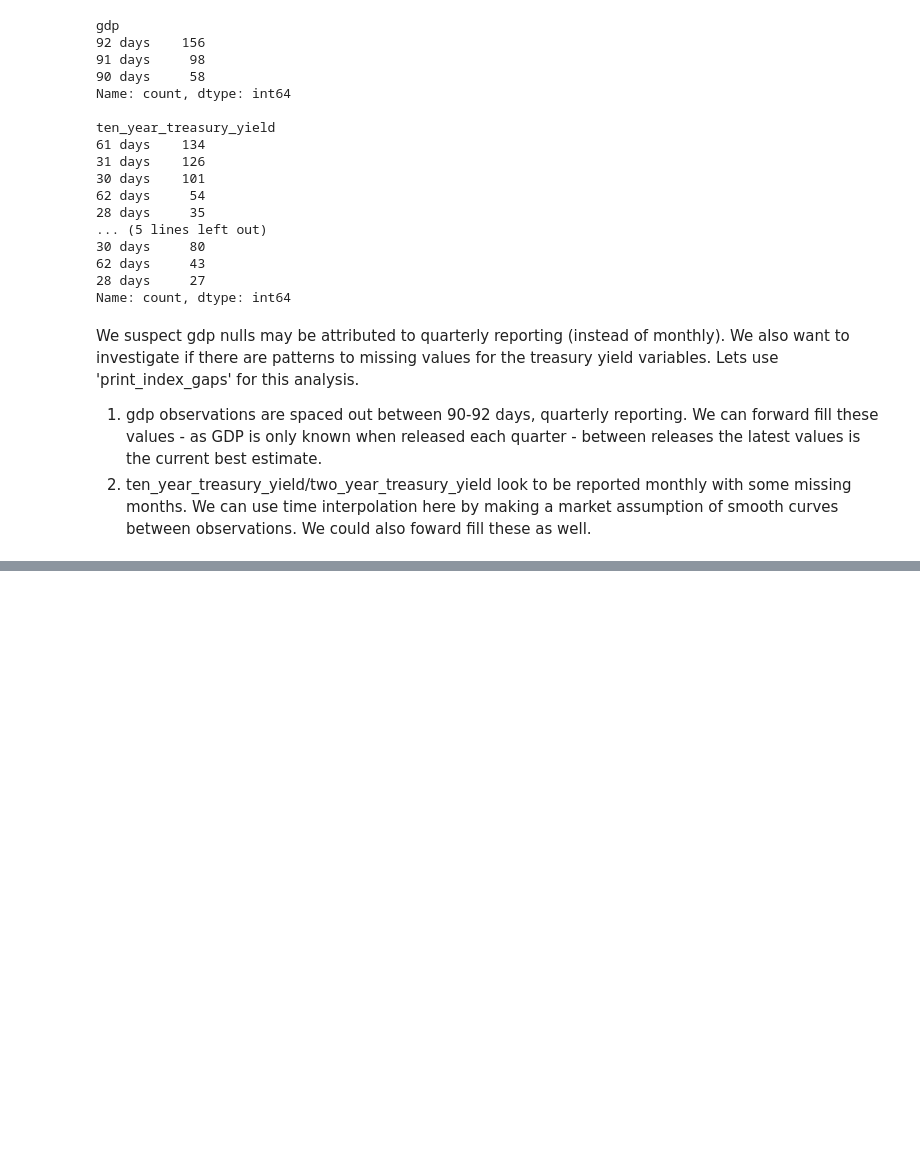
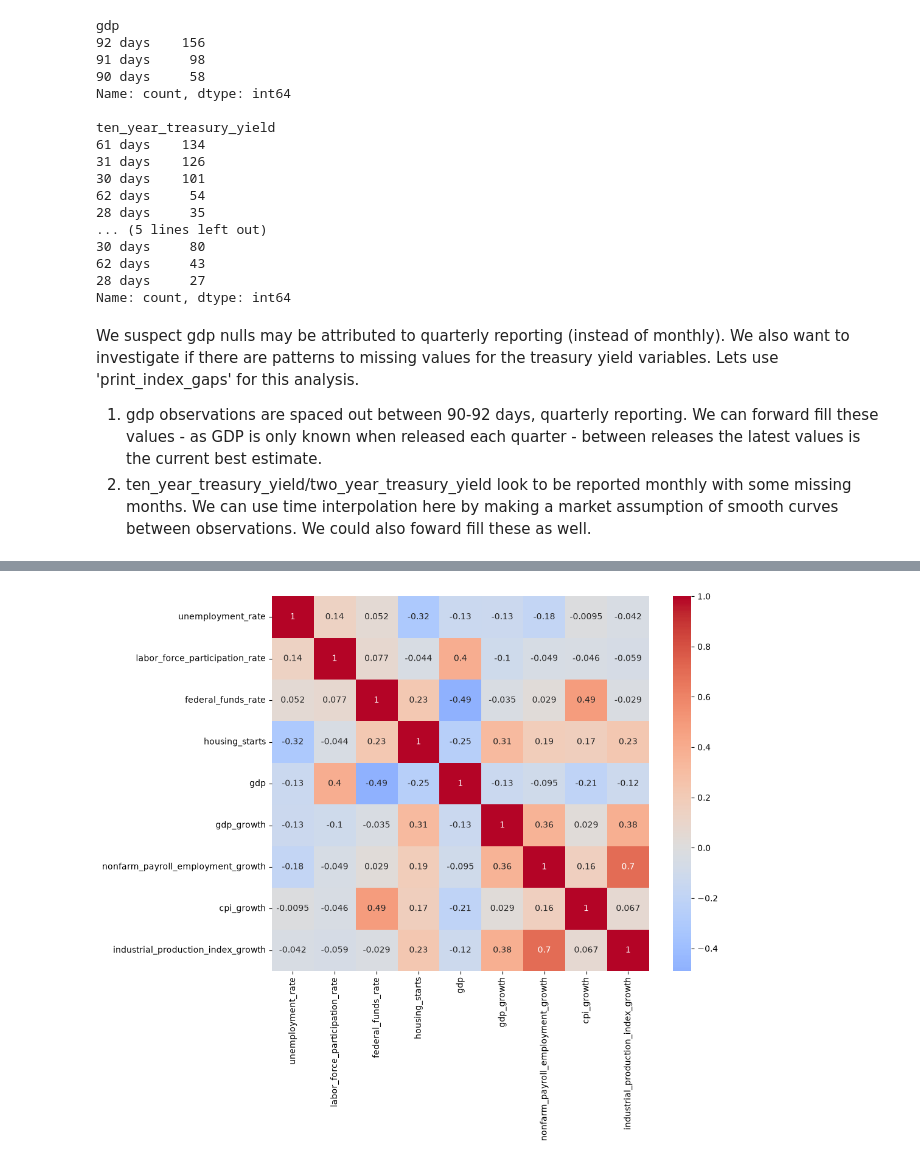
Before and after one commit to vgu734/FRED, a Jupyter notebook: Unemployment Modeling.ipynb, the cells around one changed output, grey strips where cells are left out. Cells and saved outputs as stored; diff of their text form; code cells hidden in the pictures; blank space fills up the shorter version.

```diff
--- a/Unemployment Modeling.ipynb
+++ b/Unemployment Modeling.ipynb
@@ -181,0 +271,15 @@ We will use these three modeling approaches to attempt to predict unemployment r
+# %%
+import seaborn as sns
+
+df = df.drop(columns=["nonfarm_payroll_employment", "employment_population_ratio", # Tightly coupled with labor_force_participation_rate
+                                "consumer_price_index", "core_consumer_price_index", "personal_consumption_expenditures_price_index", # Dropping these for the CPI growth indexes
+                                "industrial_production_index", # Dropping for the growth indexes
+                                "core_consumer_price_index_growth", "personal_consumption_expenditures_price_index_growth", # Tightly coupled with cpi_growth, don't need all three
+                                "two_year_treasury_yield", "ten_year_treasury_yield", # Tightly coupled with federal_funds_rate
+                                ])
+
+plt.figure(figsize=(10, 8))
+sns.heatmap(df.corr(), annot=True, cmap="coolwarm", center=0)
+plt.show()
+# %% [output]
+[figure, added]
```
Also changed, not shown: parts of 26 cells of this notebook.
